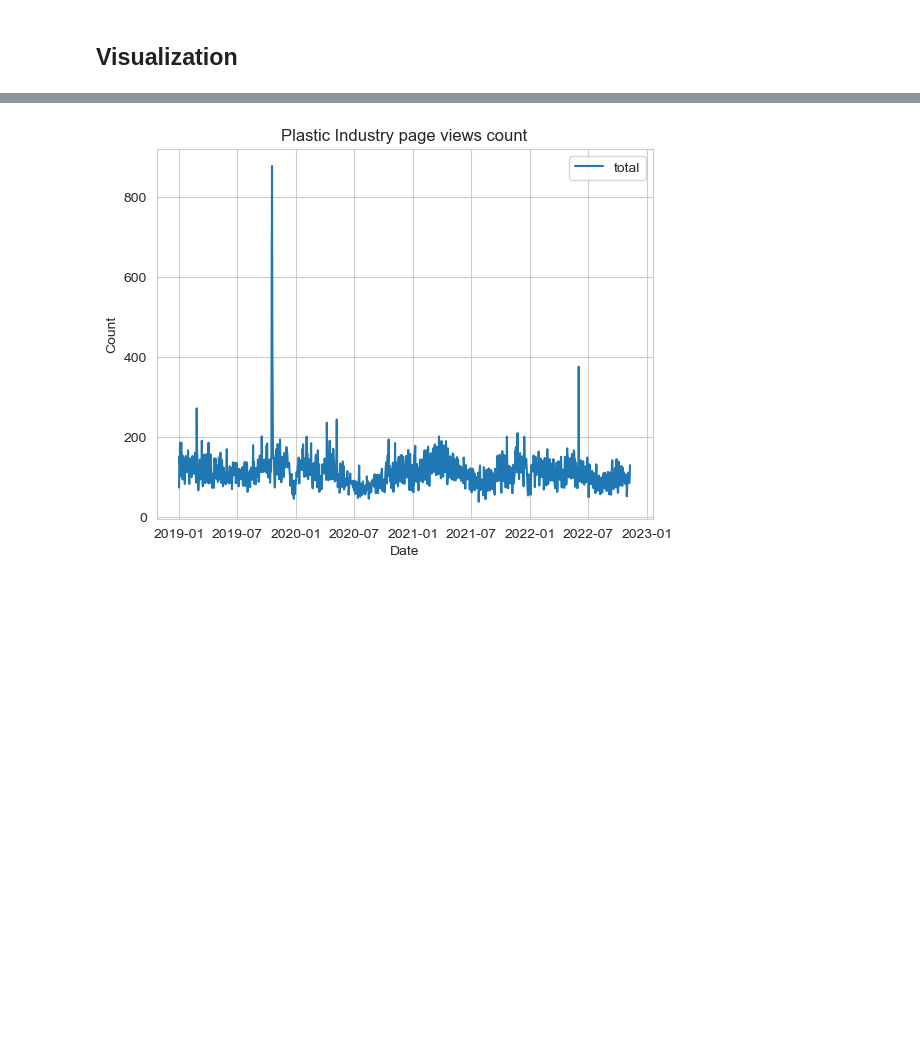
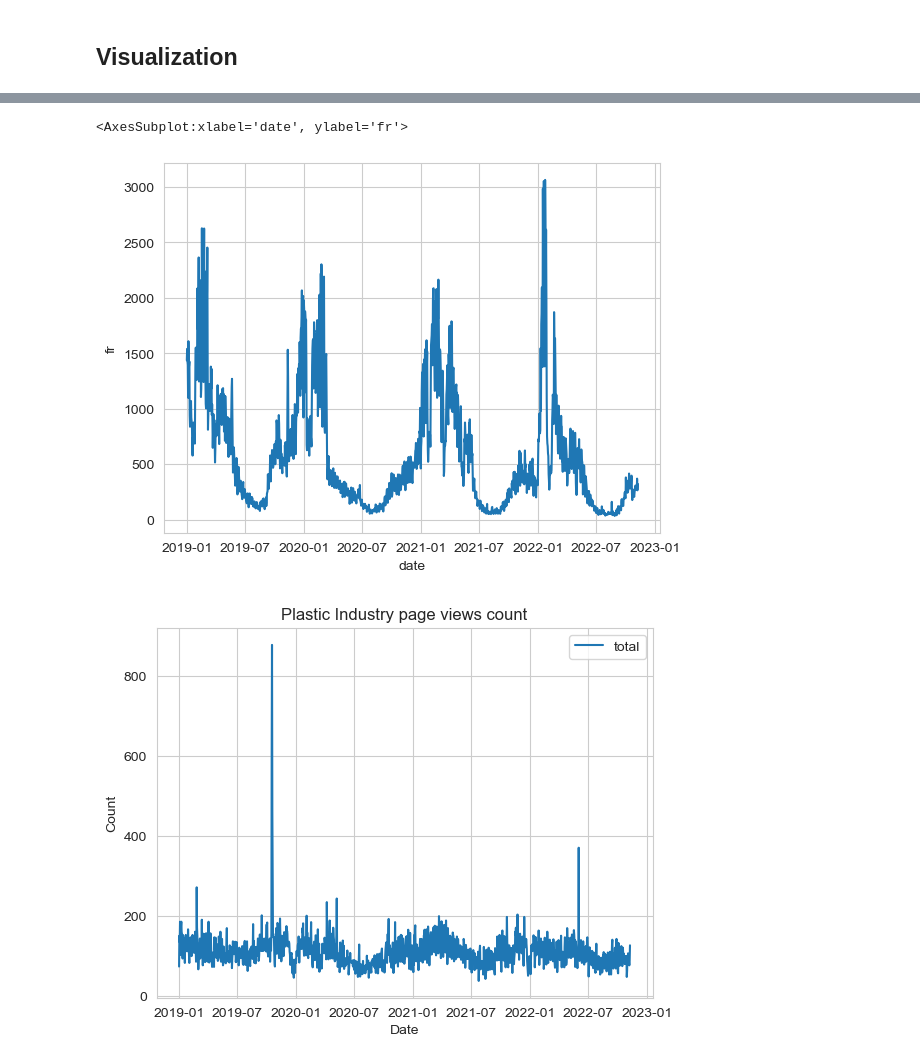
Before and after one commit to epfl-ada/ada-2022-project-wetried, a Jupyter notebook: WikipediaAnalysis.ipynb, the cells around one changed output, grey strips where cells are left out. Drawn from its saved outputs; the diff is of its cells as text; code cells hidden in the pictures; blank space fills up the shorter version.

```diff
--- a/WikipediaAnalysis.ipynb
+++ b/WikipediaAnalysis.ipynb
@@ -96,3 +120,8 @@ plt.show()
+# %%
+sns.lineplot(y=airpol_data.fr, x=airpol_data.date)
+# %% [output]
+<AxesSubplot:xlabel='date', ylabel='fr'>
+[figure, added]
 # %%
 sns.lineplot(y=plastin_data.total, x=plastin_data.date)
 plt.title("Plastic Industry page views count")
```
Also changed, not shown: parts of 8 cells of this notebook.
